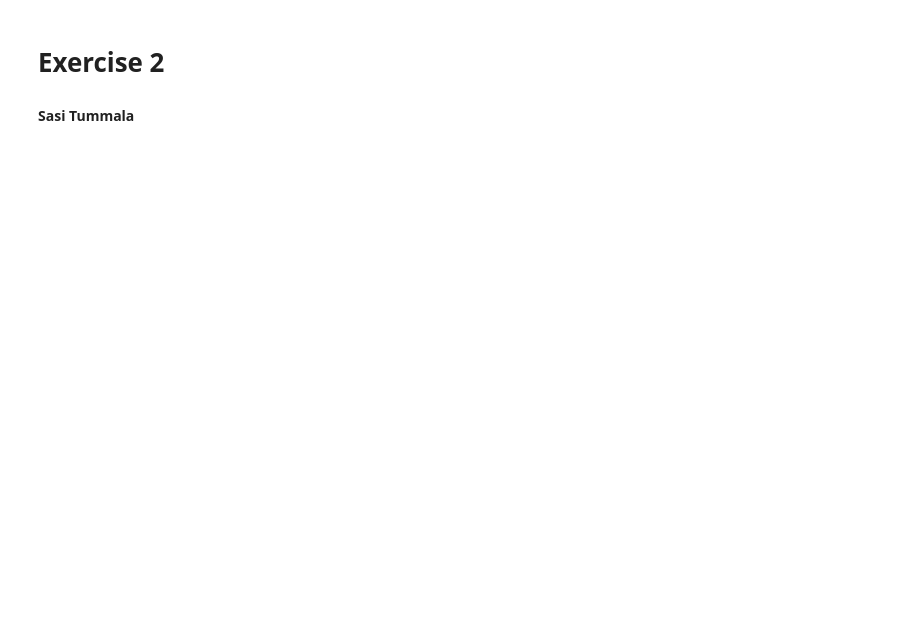
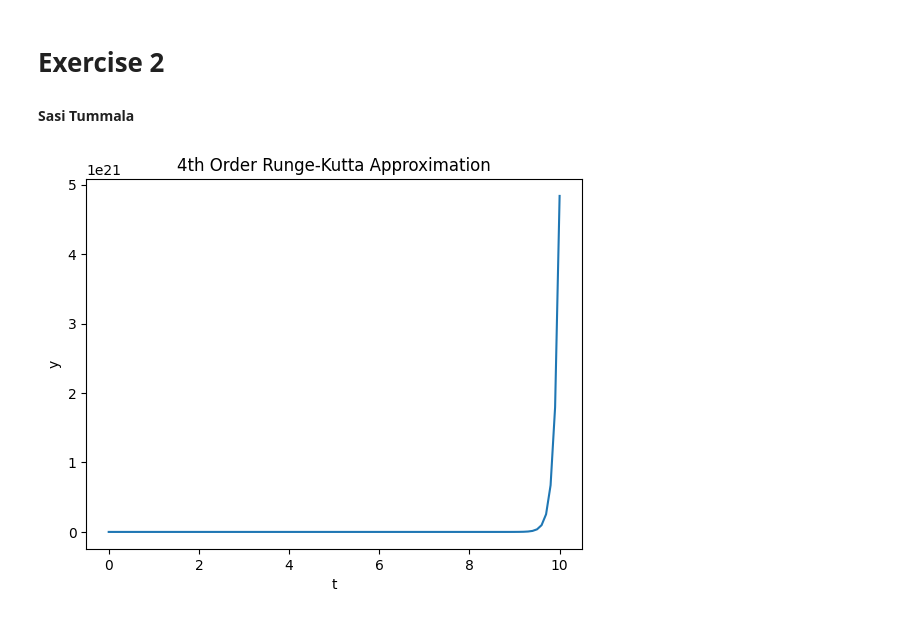
Before and after one commit to Sassy-Buoy/Comp-phys-Ex, a Jupyter notebook: ex2.ipynb, the cells around one changed output. Saved outputs shown, nothing was run; the diff lists cells and outputs as text; code cells hidden in the pictures; blank space fills up the shorter version.

```diff
--- a/ex2.ipynb
+++ b/ex2.ipynb
@@ -1,6 +1,62 @@
 # %% [markdown]
 # Exercise 2
 #### Sasi Tummala
+# %%
+import numpy as np
+from scipy.constants import hbar
+import matplotlib.pyplot as plt
+
+E1 = 1
+E2 = 1
+V = 1
+c0 = np.array([[1], [0]])
+
+def f(c1, c2):
+    return [(E1*c1 + V*c2)/(1j*hbar), (V*c1 + E2*c2)/(1j*hbar)]
+
+def runge_kutta(h, t0, y0, num_steps):
+    # Initialize arrays to store the values of t and y
+    t_values = np.zeros(num_steps + 1)
+    y_values = np.zeros(num_steps + 1)
+
+    # Set the initial values
+    t_values[0] = t0
+    y_values[0] = y0
+
+    # Perform the Runge-Kutta approximation
+    for i in range(num_steps):
+        t = t_values[i]
+        y = y_values[i]
+
+        k1 = h * f(t, y)
+        k2 = h * f(t + h/2, y + k1/2)
+        k3 = h * f(t + h/2, y + k2/2)
+        k4 = h * f(t + h, y + k3)
+
+        t_values[i+1] = t + h
+        y_values[i+1] = y + (k1 + 2*k2 + 2*k3 + k4) / 6
+
+    return t_values, y_values
+
+# Set the initial conditions
+t0 = 0
+y0 = 1
+
+# Set the step size and number of steps
+h = 0.1
+num_steps = 100
+
+# Perform the Runge-Kutta approximation
+t_values, y_values = runge_kutta(h, t0, y0, num_steps)
+
+# Plot the results
+plt.plot(t_values, y_values)
+plt.xlabel('t')
+plt.ylabel('y')
+plt.title('4th Order Runge-Kutta Approximation')
+plt.show()
+# %% [output]
+[figure, added]
 # %%
 import numpy as np
 from scipy.constants import hbar
```
Also changed, not shown: parts of 1 cell of this notebook, 5 other files.
